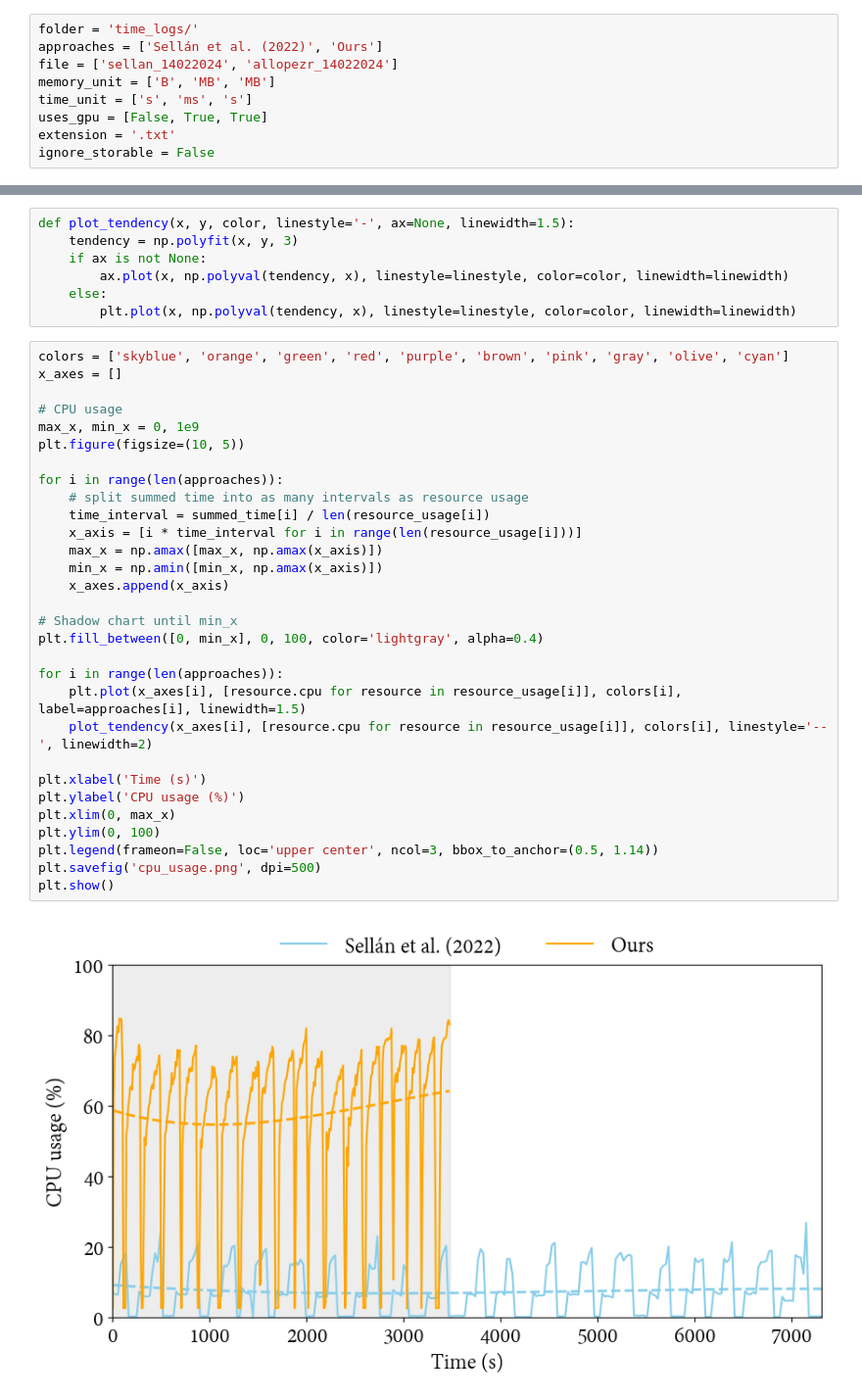
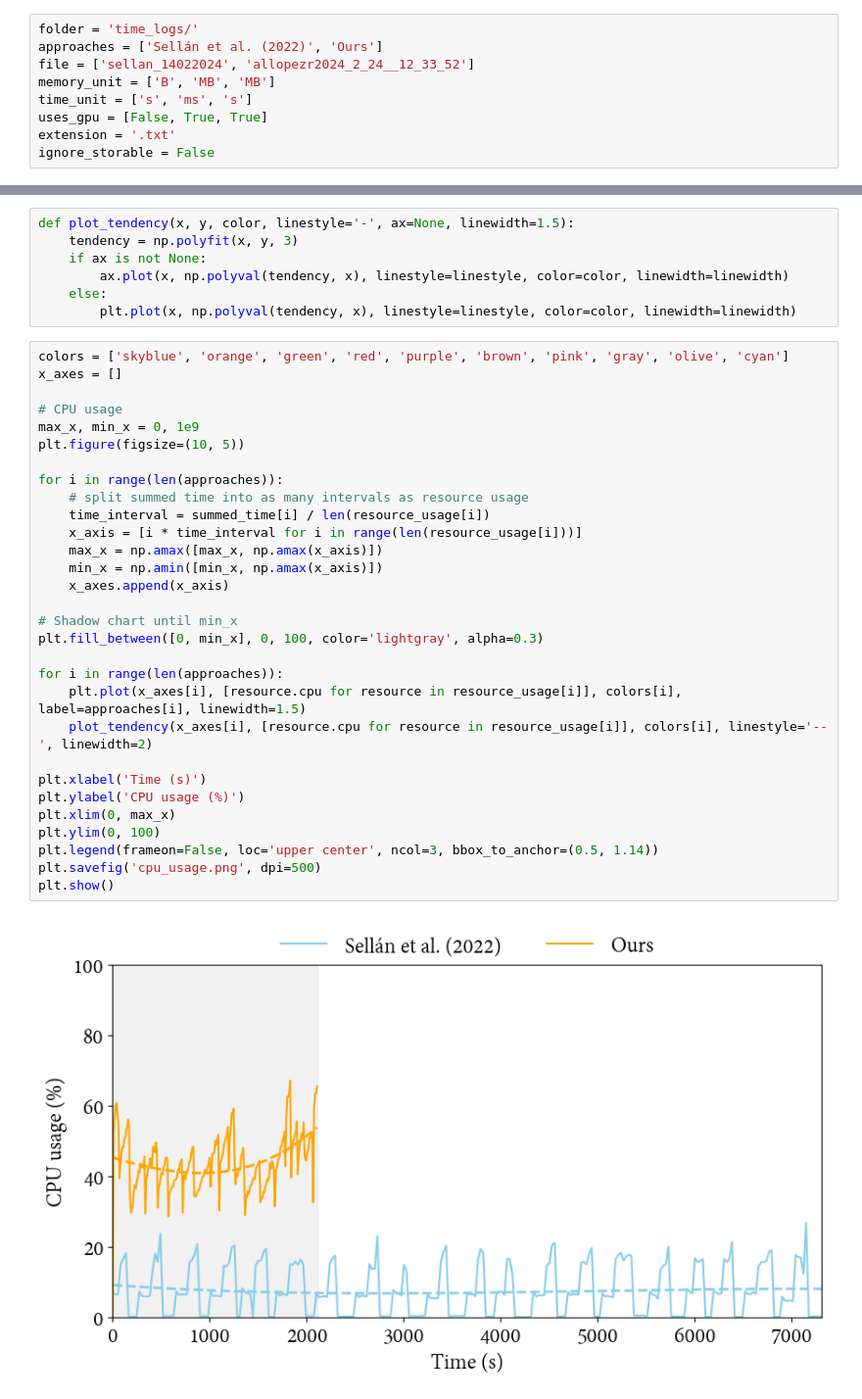
Before and after one commit to AlfonsoLRz/VoxelFragmentML, a Jupyter notebook: Python/Visualizer/resource_visualizer.ipynb, the cells around one changed output, grey strips where cells are left out. Shown at 98% size. Saved outputs shown, nothing was run; the diff lists cells and outputs as text.

```diff
--- a/Python/Visualizer/resource_visualizer.ipynb
+++ b/Python/Visualizer/resource_visualizer.ipynb
@@ -5,7 +5,7 @@ from tqdm import tqdm
 # %%
 folder = 'time_logs/'
 approaches = ['Sellán et al. (2022)', 'Ours']
-file = ['sellan_14022024', 'allopezr_14022024']
+file = ['sellan_14022024', 'allopezr2024_2_24__12_33_52']
 memory_unit = ['B', 'MB', 'MB']
 time_unit = ['s', 'ms', 's']
 uses_gpu = [False, True, True]
@@ -131,35 +131,35 @@ def plot_tendency(x, y, color, linestyle='-', ax=None, linewidth=1.5):
 # %%
 colors = ['skyblue', 'orange', 'green', 'red', 'purple', 'brown', 'pink', 'gray', 'olive', 'cyan']
 x_axes = []
 
 # CPU usage
 max_x, min_x = 0, 1e9
 plt.figure(figsize=(10, 5))
 
 for i in range(len(approaches)):
     # split summed time into as many intervals as resource usage
     time_interval = summed_time[i] / len(resource_usage[i])
     x_axis = [i * time_interval for i in range(len(resource_usage[i]))]
     max_x = np.amax([max_x, np.amax(x_axis)])
     min_x = np.amin([min_x, np.amax(x_axis)])
     x_axes.append(x_axis)
 
 # Shadow chart until min_x
-plt.fill_between([0, min_x], 0, 100, color='lightgray', alpha=0.4)
+plt.fill_between([0, min_x], 0, 100, color='lightgray', alpha=0.3)
 
 for i in range(len(approaches)):
     plt.plot(x_axes[i], [resource.cpu for resource in resource_usage[i]], colors[i], label=approaches[i], linewidth=1.5)
     plot_tendency(x_axes[i], [resource.cpu for resource in resource_usage[i]], colors[i], linestyle='--', linewidth=2)
 
 plt.xlabel('Time (s)')
 plt.ylabel('CPU usage (%)')
 plt.xlim(0, max_x)
 plt.ylim(0, 100)
 plt.legend(frameon=False, loc='upper center', ncol=3, bbox_to_anchor=(0.5, 1.14))
 plt.savefig('cpu_usage.png', dpi=500)
 plt.show()
 # %% [output]
-[figure, old version]
+[figure, new version]
 # %%
 # Memory usage
 max_y = 0
```
Also changed, not shown: parts of 5 cells of this notebook, 4 other files.
